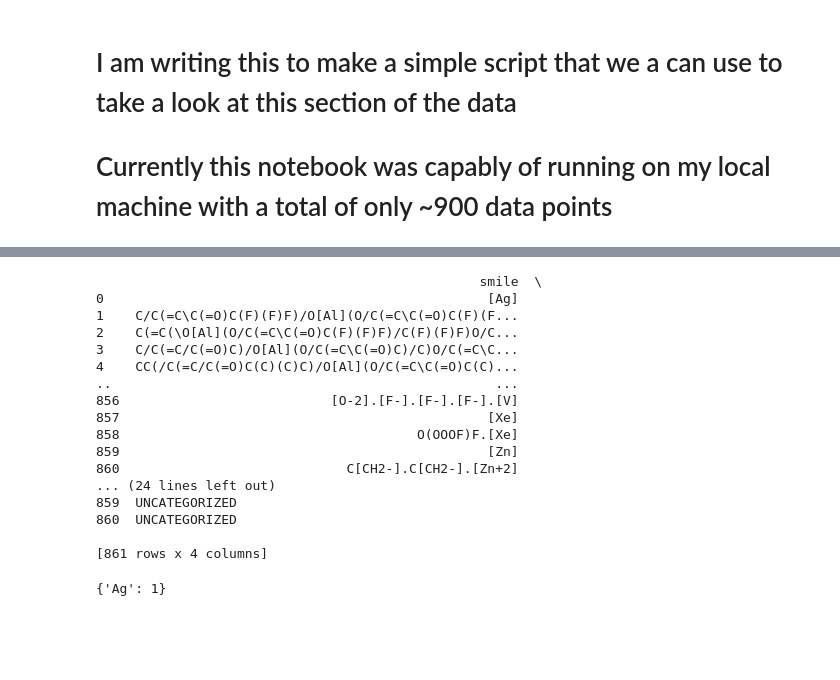
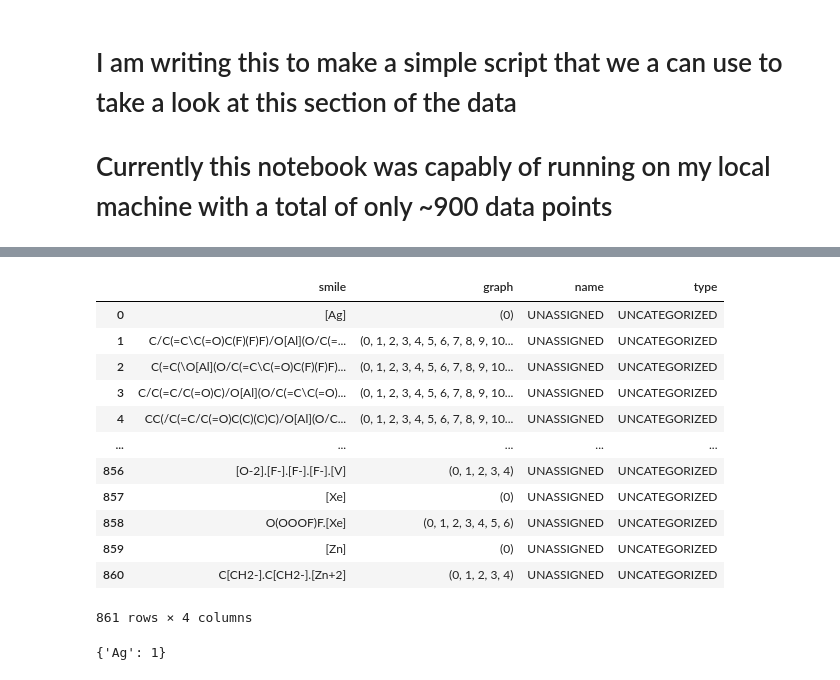
Before and after one commit to AI-Science-Hackathon-Material-Project/ai-sci-hackathon-2025-vim, a Jupyter notebook: material_characterize_project/starter_code/data_explore.ipynb, the cells around one changed output, grey strips where cells are left out. Drawn from its saved outputs; the diff is of its cells as text; code cells hidden in the pictures; blank space fills up the shorter version.

```diff
--- a/material_characterize_project/starter_code/data_explore.ipynb
+++ b/material_characterize_project/starter_code/data_explore.ipynb
@@ -16,24 +18,20 @@ file_name = '/Users/AlexeiLe/Documents/ai-sci-hackathon-2025/material_characteri
 df = load_data_frame_from_file(file_name)
 # %%
-print(df) # just to see
+df
 # %% [output]
+|  | smile | graph | name | type |
+| 0 | [Ag] | (0) | UNASSIGNED | UNCATEGORIZED |
+| 1 | C/C(=C\C(=O)C(F)(F)F)/O[Al](O/C(=... | (0, 1, 2, 3, 4, 5, 6, 7, 8, 9, 10... | UNASSIGNED | UNCATEGORIZED |
+| 2 | C(=C(\O[Al](O/C(=C\C(=O)C(F)(F)F)... | (0, 1, 2, 3, 4, 5, 6, 7, 8, 9, 10... | UNASSIGNED | UNCATEGORIZED |
+| 3 | C/C(=C/C(=O)C)/O[Al](O/C(=C\C(=O)... | (0, 1, 2, 3, 4, 5, 6, 7, 8, 9, 10... | UNASSIGNED | UNCATEGORIZED |
+| 4 | CC(/C(=C/C(=O)C(C)(C)C)/O[Al](O/C... | (0, 1, 2, 3, 4, 5, 6, 7, 8, 9, 10... | UNASSIGNED | UNCATEGORIZED |
+| ... | ... | ... | ... | ... |
+| 856 | [O-2].[F-].[F-].[F-].[V] | (0, 1, 2, 3, 4) | UNASSIGNED | UNCATEGORIZED |
+| 857 | [Xe] | (0) | UNASSIGNED | UNCATEGORIZED |
+| 858 | O(OOOF)F.[Xe] | (0, 1, 2, 3, 4, 5, 6) | UNASSIGNED | UNCATEGORIZED |
+| 859 | [Zn] | (0) | UNASSIGNED | UNCATEGORIZED |
+| 860 | C[CH2-].C[CH2-].[Zn+2] | (0, 1, 2, 3, 4) | UNASSIGNED | UNCATEGORIZED |
-                                                 smile  \
-0                                                 [Ag]
-1    C/C(=C\C(=O)C(F)(F)F)/O[Al](O/C(=C\C(=O)C(F)(F...
-2    C(=C(\O[Al](O/C(=C\C(=O)C(F)(F)F)/C(F)(F)F)O/C...
-3    C/C(=C/C(=O)C)/O[Al](O/C(=C\C(=O)C)/C)O/C(=C\C...
-4    CC(/C(=C/C(=O)C(C)(C)C)/O[Al](O/C(=C\C(=O)C(C)...
-..                                                 ...
-856                           [O-2].[F-].[F-].[F-].[V]
-857                                               [Xe]
-858                                      O(OOOF)F.[Xe]
-859                                               [Zn]
-860                             C[CH2-].C[CH2-].[Zn+2]
-... (24 lines left out)
-859  UNCATEGORIZED
-860  UNCATEGORIZED
-
-[861 rows x 4 columns]
+861 rows × 4 columns
 # %%
 
 index = 0
```
Also changed, not shown: parts of 4 cells of this notebook, 3 other files.
